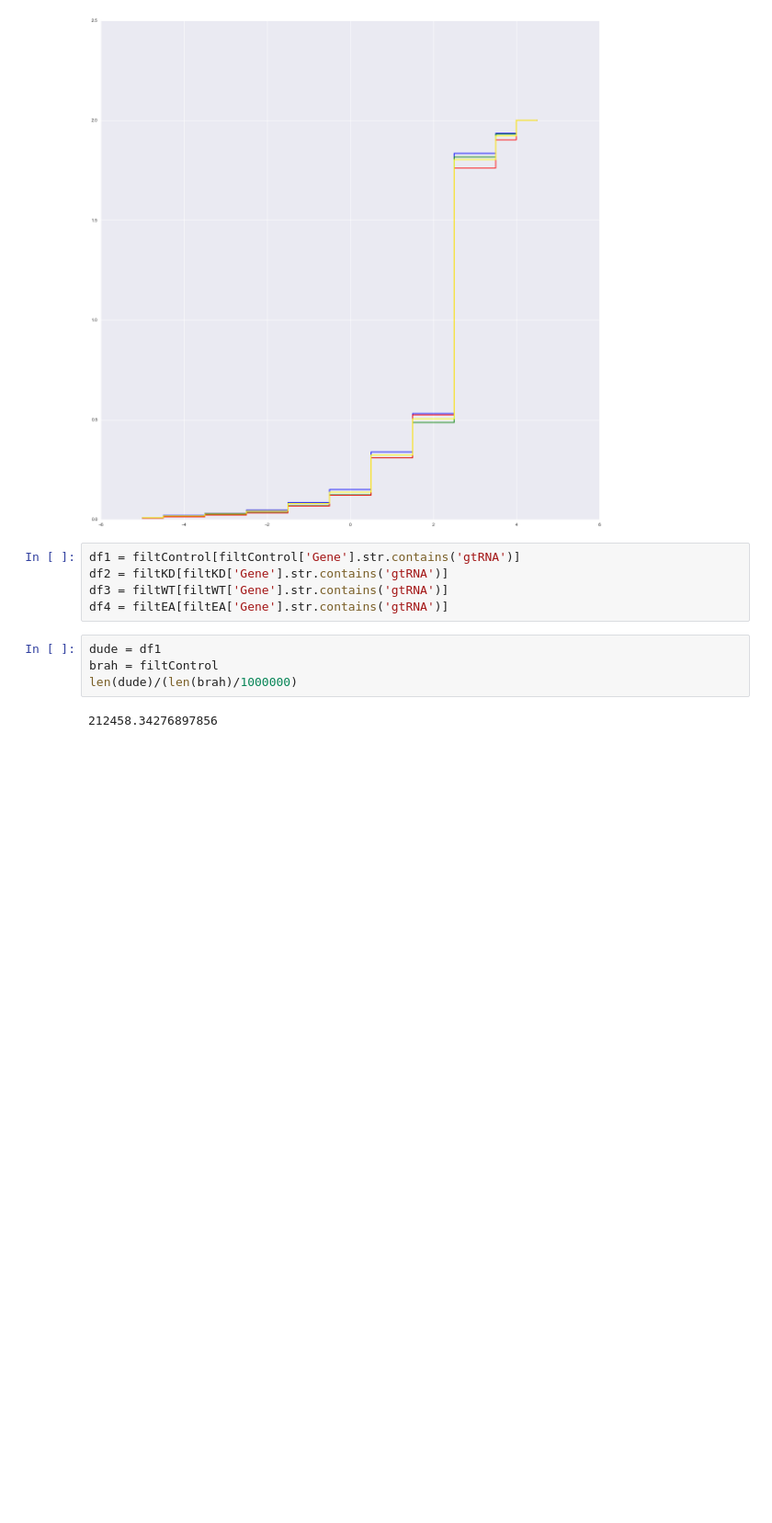
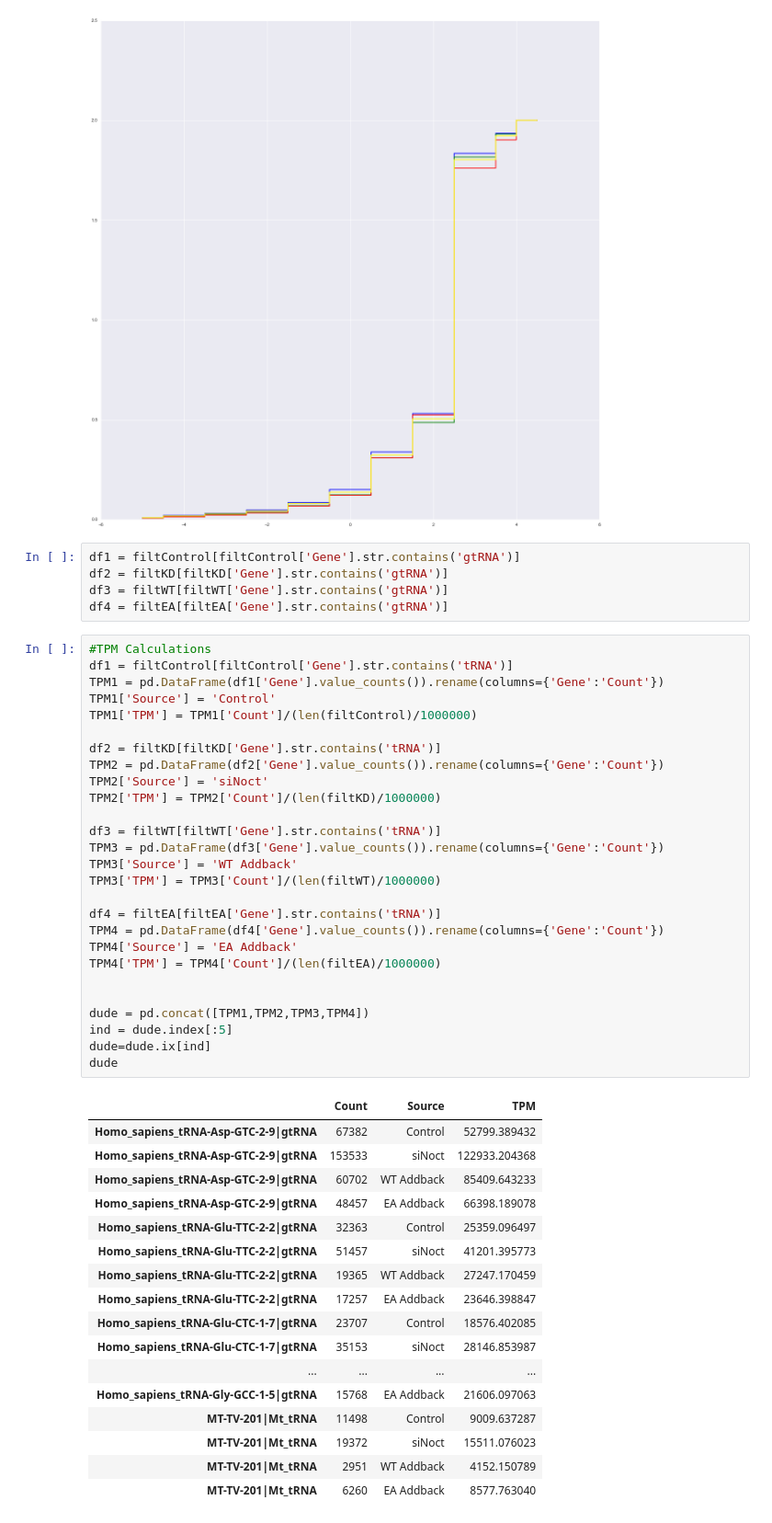
Before and after one commit to TimNicholsonShaw/AnOThER-Seq, a Jupyter notebook: notebooks/nocturnin.ipynb, the cells around one changed output. Shown: that part at 92% size. Saved outputs shown, nothing was run; the diff lists cells and outputs as text; blank space fills up the shorter version.

```diff
--- a/notebooks/nocturnin.ipynb
+++ b/notebooks/nocturnin.ipynb
@@ -205,9 +203,48 @@ df1 = filtControl[filtControl['Gene'].str.contains('gtRNA')]
 df2 = filtKD[filtKD['Gene'].str.contains('gtRNA')]
 df3 = filtWT[filtWT['Gene'].str.contains('gtRNA')]
 df4 = filtEA[filtEA['Gene'].str.contains('gtRNA')]
-# %%
-dude = df1
-brah = filtControl
-len(dude)/(len(brah)/1000000)
-# %% [output]
-212458.34276897856
+# %%
+#TPM Calculations
+df1 = filtControl[filtControl['Gene'].str.contains('tRNA')]
+TPM1 = pd.DataFrame(df1['Gene'].value_counts()).rename(columns={'Gene':'Count'})
+TPM1['Source'] = 'Control'
+TPM1['TPM'] = TPM1['Count']/(len(filtControl)/1000000)
+
+df2 = filtKD[filtKD['Gene'].str.contains('tRNA')]
+TPM2 = pd.DataFrame(df2['Gene'].value_counts()).rename(columns={'Gene':'Count'})
+TPM2['Source'] = 'siNoct'
+TPM2['TPM'] = TPM2['Count']/(len(filtKD)/1000000)
+
+df3 = filtWT[filtWT['Gene'].str.contains('tRNA')]
+TPM3 = pd.DataFrame(df3['Gene'].value_counts()).rename(columns={'Gene':'Count'})
+TPM3['Source'] = 'WT Addback'
+TPM3['TPM'] = TPM3['Count']/(len(filtWT)/1000000)
+
+df4 = filtEA[filtEA['Gene'].str.contains('tRNA')]
+TPM4 = pd.DataFrame(df4['Gene'].value_counts()).rename(columns={'Gene':'Count'})
+TPM4['Source'] = 'EA Addback'
+TPM4['TPM'] = TPM4['Count']/(len(filtEA)/1000000)
+
+
+dude = pd.concat([TPM1,TPM2,TPM3,TPM4])
+ind = dude.index[:5]
+dude=dude.ix[ind]
+dude
+# %% [output]
+|  | Count | Source | TPM |
+| Homo_sapiens_tRNA-Asp-GTC-2-9|gtRNA | 67382 | Control | 52799.389432 |
+| Homo_sapiens_tRNA-Asp-GTC-2-9|gtRNA | 153533 | siNoct | 122933.204368 |
+| Homo_sapiens_tRNA-Asp-GTC-2-9|gtRNA | 60702 | WT Addback | 85409.643233 |
+| Homo_sapiens_tRNA-Asp-GTC-2-9|gtRNA | 48457 | EA Addback | 66398.189078 |
+| Homo_sapiens_tRNA-Glu-TTC-2-2|gtRNA | 32363 | Control | 25359.096497 |
+| Homo_sapiens_tRNA-Glu-TTC-2-2|gtRNA | 51457 | siNoct | 41201.395773 |
+| Homo_sapiens_tRNA-Glu-TTC-2-2|gtRNA | 19365 | WT Addback | 27247.170459 |
+| Homo_sapiens_tRNA-Glu-TTC-2-2|gtRNA | 17257 | EA Addback | 23646.398847 |
+| Homo_sapiens_tRNA-Glu-CTC-1-7|gtRNA | 23707 | Control | 18576.402085 |
+| Homo_sapiens_tRNA-Glu-CTC-1-7|gtRNA | 35153 | siNoct | 28146.853987 |
+| ... | ... | ... | ... |
+| Homo_sapiens_tRNA-Gly-GCC-1-5|gtRNA | 15768 | EA Addback | 21606.097063 |
+| MT-TV-201|Mt_tRNA | 11498 | Control | 9009.637287 |
+| MT-TV-201|Mt_tRNA | 19372 | siNoct | 15511.076023 |
+| MT-TV-201|Mt_tRNA | 2951 | WT Addback | 4152.150789 |
+| MT-TV-201|Mt_tRNA | 6260 | EA Addback | 8577.763040 |
```
Also changed, not shown: parts of 4 cells of this notebook.
